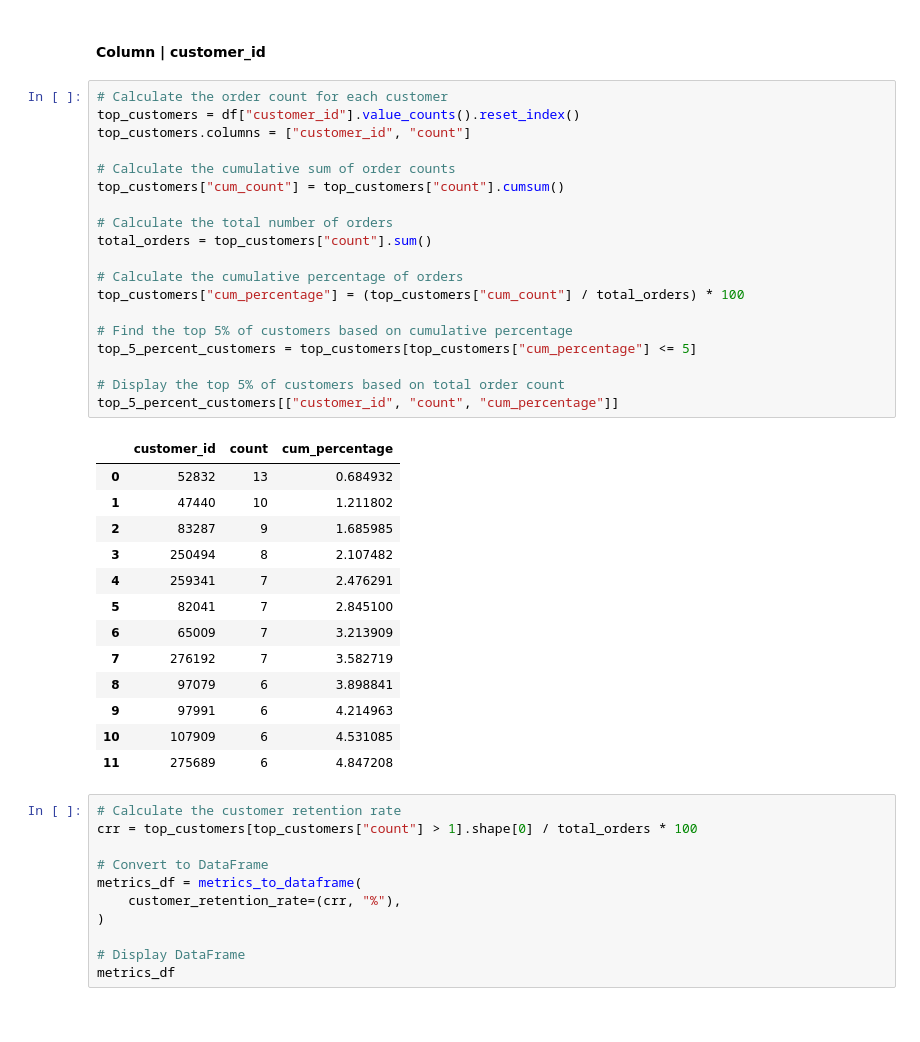
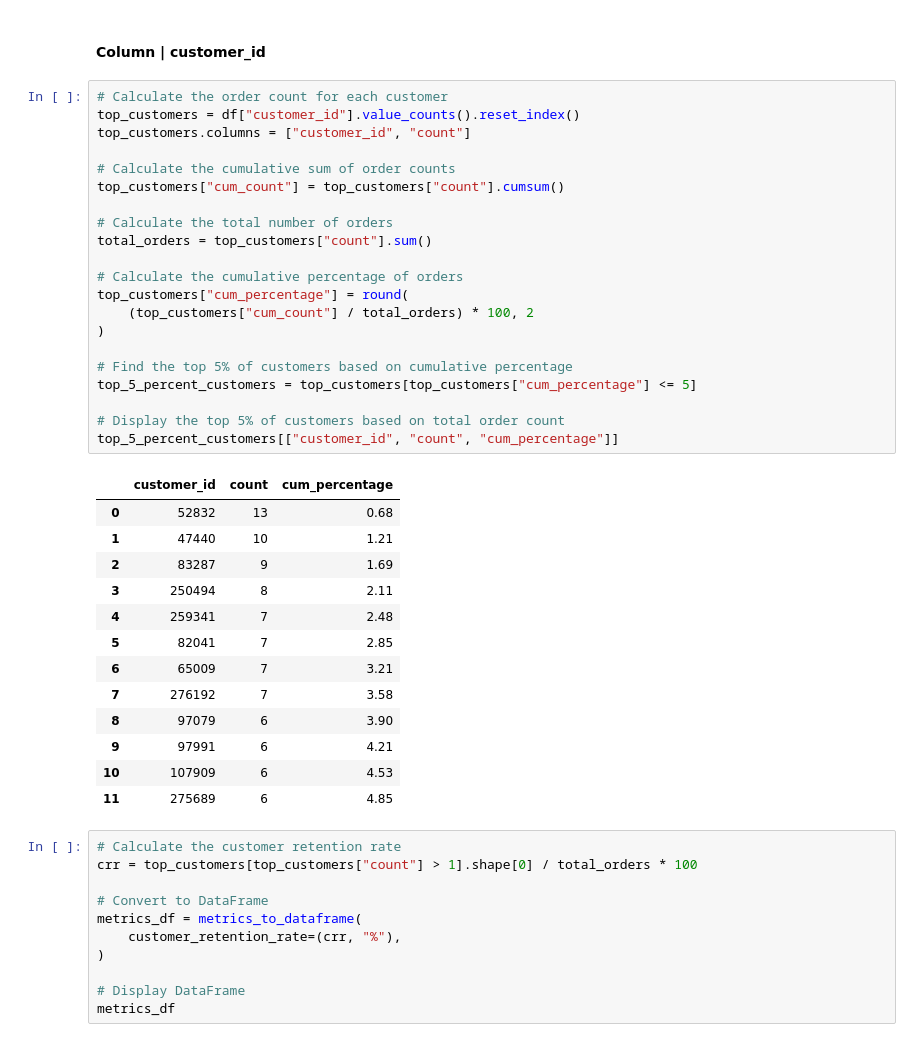
Before and after one commit to tmoesl/customer-demand-analysis, a Jupyter notebook: notebooks/customer-demand-analysis.ipynb, the cells around one changed output. Saved outputs shown, nothing was run; the diff lists cells and outputs as text.

```diff
--- a/notebooks/customer-demand-analysis.ipynb
+++ b/notebooks/customer-demand-analysis.ipynb
@@ -844,36 +844,38 @@ metrics_df
 # %%
 # Calculate the order count for each customer
 top_customers = df["customer_id"].value_counts().reset_index()
 top_customers.columns = ["customer_id", "count"]
 
 # Calculate the cumulative sum of order counts
 top_customers["cum_count"] = top_customers["count"].cumsum()
 
 # Calculate the total number of orders
 total_orders = top_customers["count"].sum()
 
 # Calculate the cumulative percentage of orders
-top_customers["cum_percentage"] = (top_customers["cum_count"] / total_orders) * 100
+top_customers["cum_percentage"] = round(
+    (top_customers["cum_count"] / total_orders) * 100, 2
+)
 
 # Find the top 5% of customers based on cumulative percentage
 top_5_percent_customers = top_customers[top_customers["cum_percentage"] <= 5]
 
 # Display the top 5% of customers based on total order count
 top_5_percent_customers[["customer_id", "count", "cum_percentage"]]
 # %% [output]
 |  | customer_id | count | cum_percentage |
-| 0 | 52832 | 13 | 0.684932 |
-| 1 | 47440 | 10 | 1.211802 |
-| 2 | 83287 | 9 | 1.685985 |
-| 3 | 250494 | 8 | 2.107482 |
-| 4 | 259341 | 7 | 2.476291 |
-| 5 | 82041 | 7 | 2.845100 |
-| 6 | 65009 | 7 | 3.213909 |
-| 7 | 276192 | 7 | 3.582719 |
-| 8 | 97079 | 6 | 3.898841 |
-| 9 | 97991 | 6 | 4.214963 |
-| 10 | 107909 | 6 | 4.531085 |
-| 11 | 275689 | 6 | 4.847208 |
+| 0 | 52832 | 13 | 0.68 |
+| 1 | 47440 | 10 | 1.21 |
+| 2 | 83287 | 9 | 1.69 |
+| 3 | 250494 | 8 | 2.11 |
+| 4 | 259341 | 7 | 2.48 |
+| 5 | 82041 | 7 | 2.85 |
+| 6 | 65009 | 7 | 3.21 |
+| 7 | 276192 | 7 | 3.58 |
+| 8 | 97079 | 6 | 3.90 |
+| 9 | 97991 | 6 | 4.21 |
+| 10 | 107909 | 6 | 4.53 |
+| 11 | 275689 | 6 | 4.85 |
 # %%
 # Calculate the customer retention rate
 crr = top_customers[top_customers["count"] > 1].shape[0] / total_orders * 100
```
Also changed, not shown: parts of 5 cells of this notebook.
